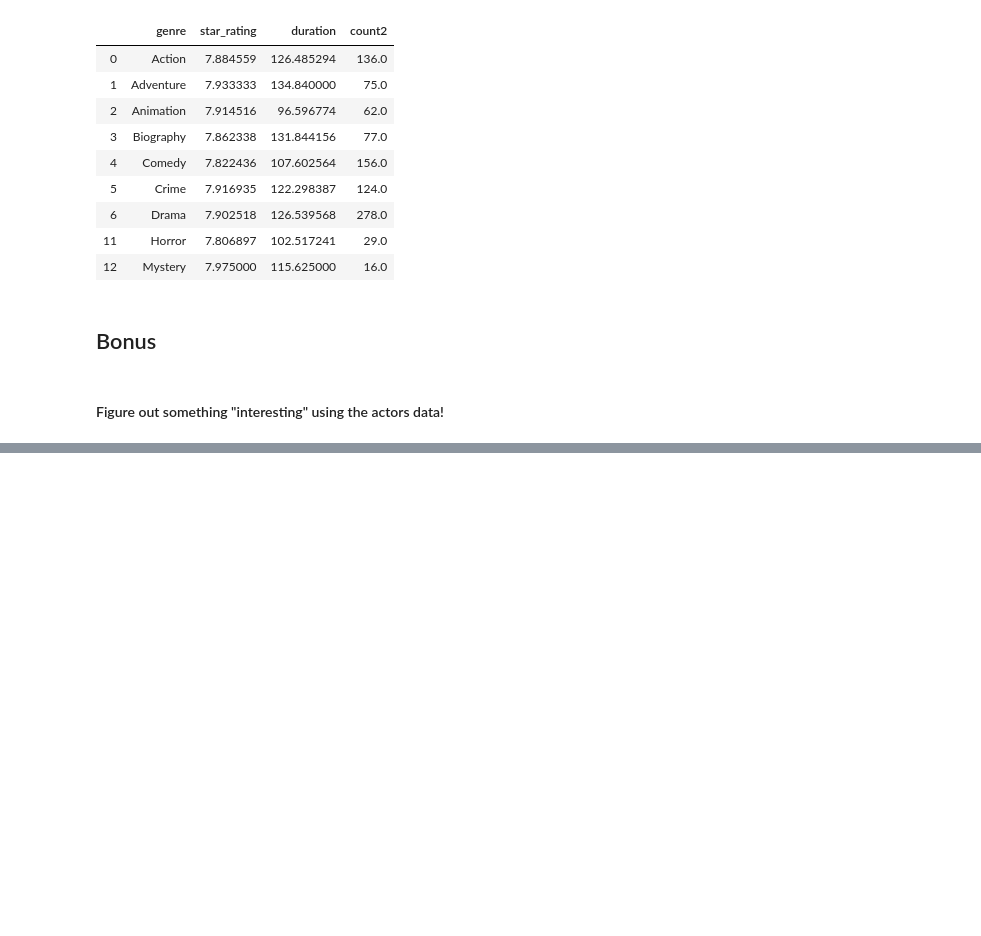
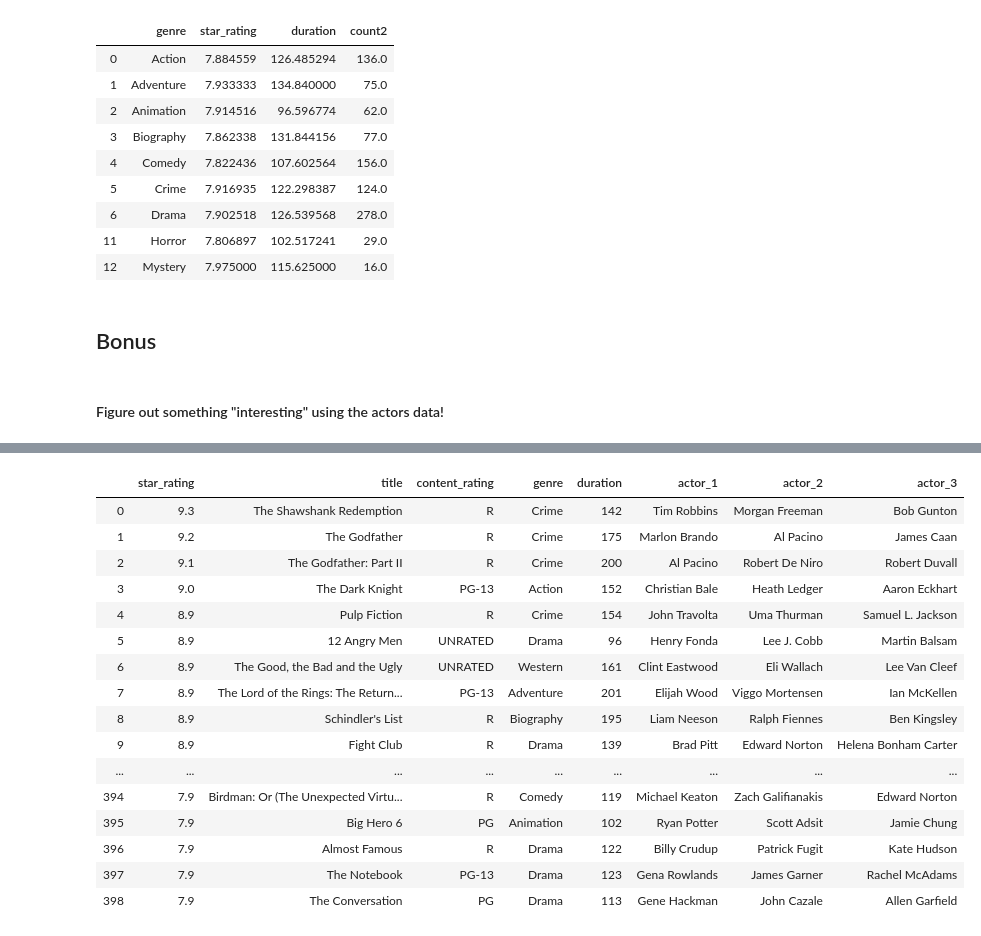
Before and after one commit to the-rahul-kumar/ga-homework-challenge-wk3, a Jupyter notebook: imdb.ipynb, the cells around one changed output, grey strips where cells are left out. Cells and saved outputs as stored; diff of their text form; code cells hidden in the pictures; blank space fills up the shorter version.

```diff
--- a/imdb.ipynb
+++ b/imdb.ipynb
@@ -439,0 +447,47 @@ movies
+# %%
+#This nifty line turns the list in the actors_list and makes individual columns for them, as we know each has 3, we can
+# just make 3 columns labeled as so
+movies[['actor_1','actor_2','actor_3']] = pd.DataFrame(movies.actors_list.values.tolist(), index= movies.index)
+
+# Clean up the Strings
+def string_clean(word):
+    word = word.replace("\'", '') #This gets rid of all ', which might make some names weird. but this saves making a
+                                    # a seperate function. perhaps an If statement might work
+    word = word.replace("[", '')
+    word = word.replace("]", '')
+    if word[0] == " ":
+        word = word[1:]
+    word = word.replace('\"','')
+    word = word[1:]
+    return word
+
+# Not sure how to clean all columns except do it individually
+movies['actor_1'] = movies.actor_1.apply(string_clean)
+movies['actor_2'] = movies.actor_2.apply(string_clean)
+movies['actor_3'] = movies.actor_3.apply(string_clean)
+
+# Looking at the data there are still some odd characters, but they will be hard to clean, as it is based on non english
+# letters. Also the clean got rid of all ' , so come actors like O'Toole just become OToole. Probably a better way of
+# doing this
+movies
+
+#Now we dont need the actors_list and actors_list_length so we drop it
+movies.drop(['actors_list', 'actors_list_length'], axis=1)
+# %% [output]
+|  | star_rating | title | content_rating | genre | duration | actor_1 | actor_2 | actor_3 |
+| 0 | 9.3 | The Shawshank Redemption | R | Crime | 142 | Tim Robbins | Morgan Freeman | Bob Gunton |
+| 1 | 9.2 | The Godfather | R | Crime | 175 | Marlon Brando | Al Pacino | James Caan |
+| 2 | 9.1 | The Godfather: Part II | R | Crime | 200 | Al Pacino | Robert De Niro | Robert Duvall |
+| 3 | 9.0 | The Dark Knight | PG-13 | Action | 152 | Christian Bale | Heath Ledger | Aaron Eckhart |
+| 4 | 8.9 | Pulp Fiction | R | Crime | 154 | John Travolta | Uma Thurman | Samuel L. Jackson |
+| 5 | 8.9 | 12 Angry Men | UNRATED | Drama | 96 | Henry Fonda | Lee J. Cobb | Martin Balsam |
+| 6 | 8.9 | The Good, the Bad and the Ugly | UNRATED | Western | 161 | Clint Eastwood | Eli Wallach | Lee Van Cleef |
+| 7 | 8.9 | The Lord of the Rings: The Return... | PG-13 | Adventure | 201 | Elijah Wood | Viggo Mortensen | Ian McKellen |
+| 8 | 8.9 | Schindler's List | R | Biography | 195 | Liam Neeson | Ralph Fiennes | Ben Kingsley |
+| 9 | 8.9 | Fight Club | R | Drama | 139 | Brad Pitt | Edward Norton | Helena Bonham Carter |
+| ... | ... | ... | ... | ... | ... | ... | ... | ... |
+| 394 | 7.9 | Birdman: Or (The Unexpected Virtu... | R | Comedy | 119 | Michael Keaton | Zach Galifianakis | Edward Norton |
+| 395 | 7.9 | Big Hero 6 | PG | Animation | 102 | Ryan Potter | Scott Adsit | Jamie Chung |
+| 396 | 7.9 | Almost Famous | R | Drama | 122 | Billy Crudup | Patrick Fugit | Kate Hudson |
+| 397 | 7.9 | The Notebook | PG-13 | Drama | 123 | Gena Rowlands | James Garner | Rachel McAdams |
+| 398 | 7.9 | The Conversation | PG | Drama | 113 | Gene Hackman | John Cazale | Allen Garfield |
```
Also changed, not shown: parts of 6 cells of this notebook.
